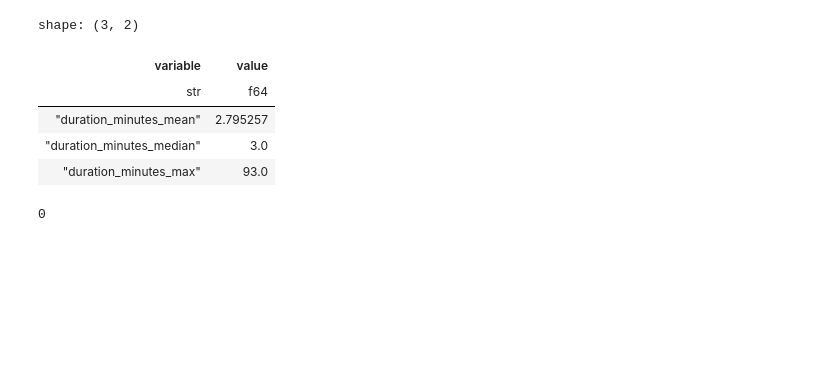
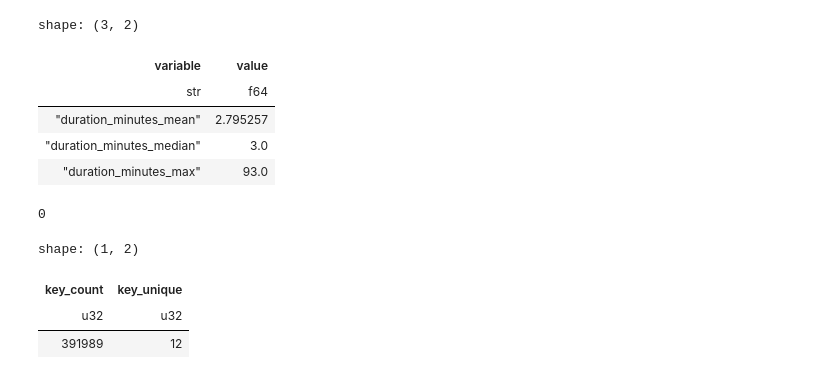
Before and after one commit to ZygimantasB/polars_library, a Jupyter notebook: kaggle/spotify_2026_scenarios.ipynb, the cells around one changed output. Cells and saved outputs as stored; diff of their text form; code cells hidden in the pictures; blank space fills up the shorter version.

```diff
--- a/kaggle/spotify_2026_scenarios.ipynb
+++ b/kaggle/spotify_2026_scenarios.ipynb
@@ -225,3 +225,13 @@ df.filter(
 ).height
 # %% [output]
 0
+# %%
+df.select(
+    pl.col('key').count().alias('key_count'),
+    pl.col('key').n_unique().alias('key_unique'),
+)
+# %% [output]
+shape: (1, 2)
+| key_count | key_unique |
+| u32 | u32 |
+| 391989 | 12 |
```
Also changed, not shown: parts of 4 cells of this notebook.
